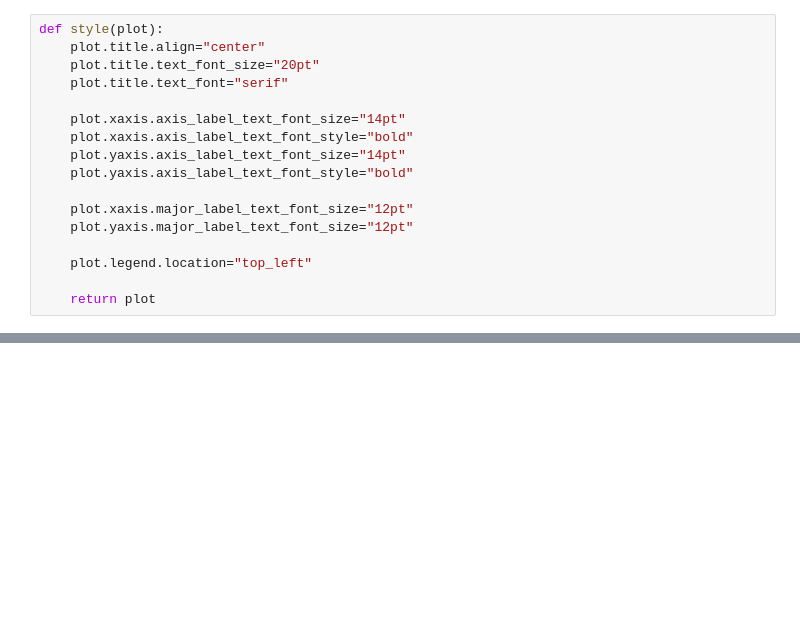
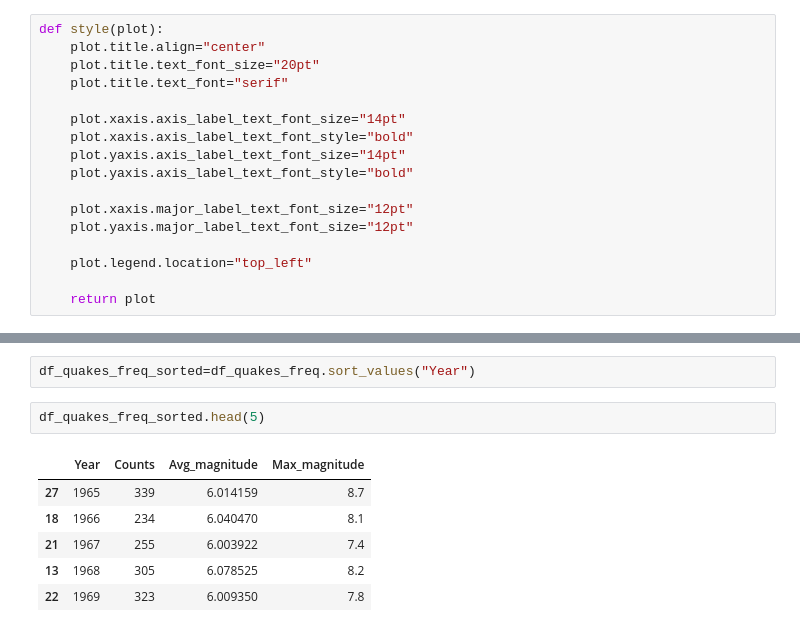
Before and after one commit to Koffivi/PROJECTS, a Jupyter notebook: Pyspark_Pipeline.ipynb, the cells around one changed output, grey strips where cells are left out. Cells and saved outputs as stored; diff of their text form; blank space fills up the shorter version.

```diff
--- a/Pyspark_Pipeline.ipynb
+++ b/Pyspark_Pipeline.ipynb
@@ -563,0 +606,11 @@ BokehDeprecationWarning: 'legend' keyword is deprecated, use explicit 'legend_la
+# %%
+df_quakes_freq_sorted=df_quakes_freq.sort_values("Year")
+# %%
+df_quakes_freq_sorted.head(5)
+# %% [output]
+|  | Year | Counts | Avg_magnitude | Max_magnitude |
+| 27 | 1965 | 339 | 6.014159 | 8.7 |
+| 18 | 1966 | 234 | 6.040470 | 8.1 |
+| 21 | 1967 | 255 | 6.003922 | 7.4 |
+| 13 | 1968 | 305 | 6.078525 | 8.2 |
+| 22 | 1969 | 323 | 6.009350 | 7.8 |
```
Also changed, not shown: parts of 13 cells of this notebook.
